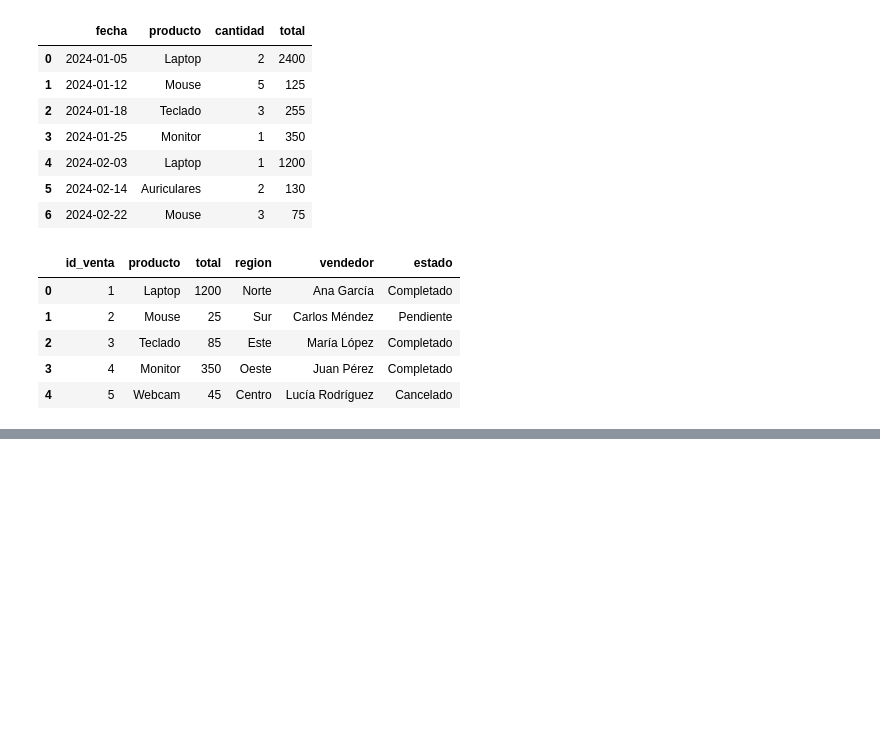
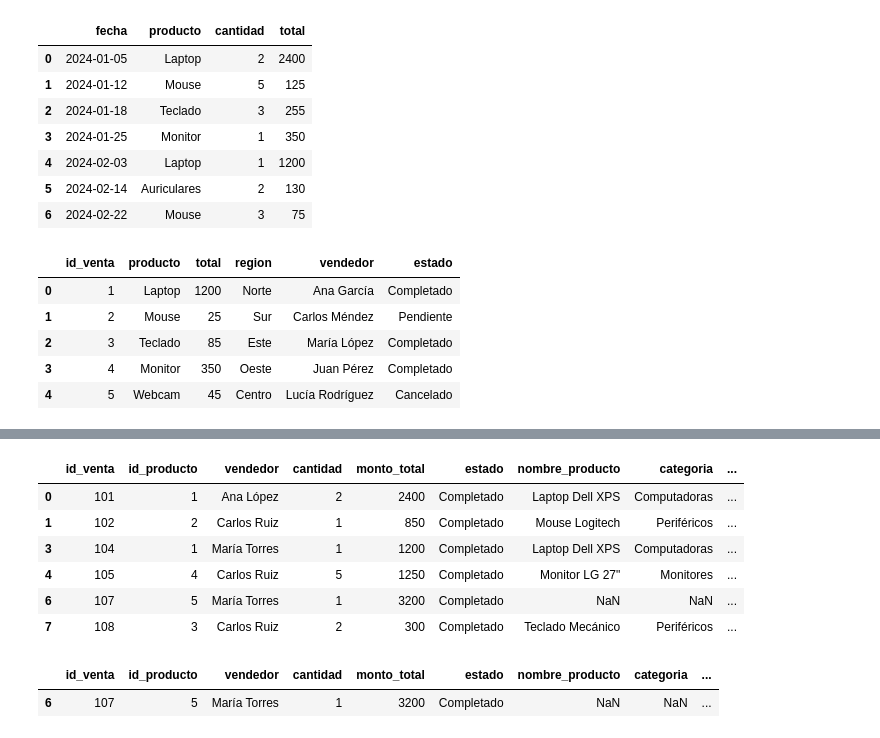
Before and after one commit to netcluster/Python-para-el-an-lisis-de-datos, a Jupyter notebook: Unidad 2/manipulacion_de_datos.ipynb, the cells around one changed output, grey strips where cells are left out. Drawn from its saved outputs; the diff is of its cells as text; code cells hidden in the pictures; blank space fills up the shorter version.

```diff
--- a/Unidad 2/manipulacion_de_datos.ipynb
+++ b/Unidad 2/manipulacion_de_datos.ipynb
@@ -890,0 +934,17 @@ pd.concat([info_base, info_adicional], axis=1)
+# %%
+df_filtro=df_completo[df_completo['estado']=='Completado']
+df_filtro
+# %% [output]
+|  | id_venta | id_producto | vendedor | cantidad | monto_total | estado | nombre_producto | categoria | ... |
+| 0 | 101 | 1 | Ana López | 2 | 2400 | Completado | Laptop Dell XPS | Computadoras | ... |
+| 1 | 102 | 2 | Carlos Ruiz | 1 | 850 | Completado | Mouse Logitech | Periféricos | ... |
+| 3 | 104 | 1 | María Torres | 1 | 1200 | Completado | Laptop Dell XPS | Computadoras | ... |
+| 4 | 105 | 4 | Carlos Ruiz | 5 | 1250 | Completado | Monitor LG 27" | Monitores | ... |
+| 6 | 107 | 5 | María Torres | 1 | 3200 | Completado | NaN | NaN | ... |
+| 7 | 108 | 3 | Carlos Ruiz | 2 | 300 | Completado | Teclado Mecánico | Periféricos | ... |
+# %%
+df_fantasma = df_completo[df_completo['categoria'].isna()]
+df_fantasma
+# %% [output]
+|  | id_venta | id_producto | vendedor | cantidad | monto_total | estado | nombre_producto | categoria | ... |
+| 6 | 107 | 5 | María Torres | 1 | 3200 | Completado | NaN | NaN | ... |
```
Also changed, not shown: parts of 8 cells of this notebook, 11 other files.
